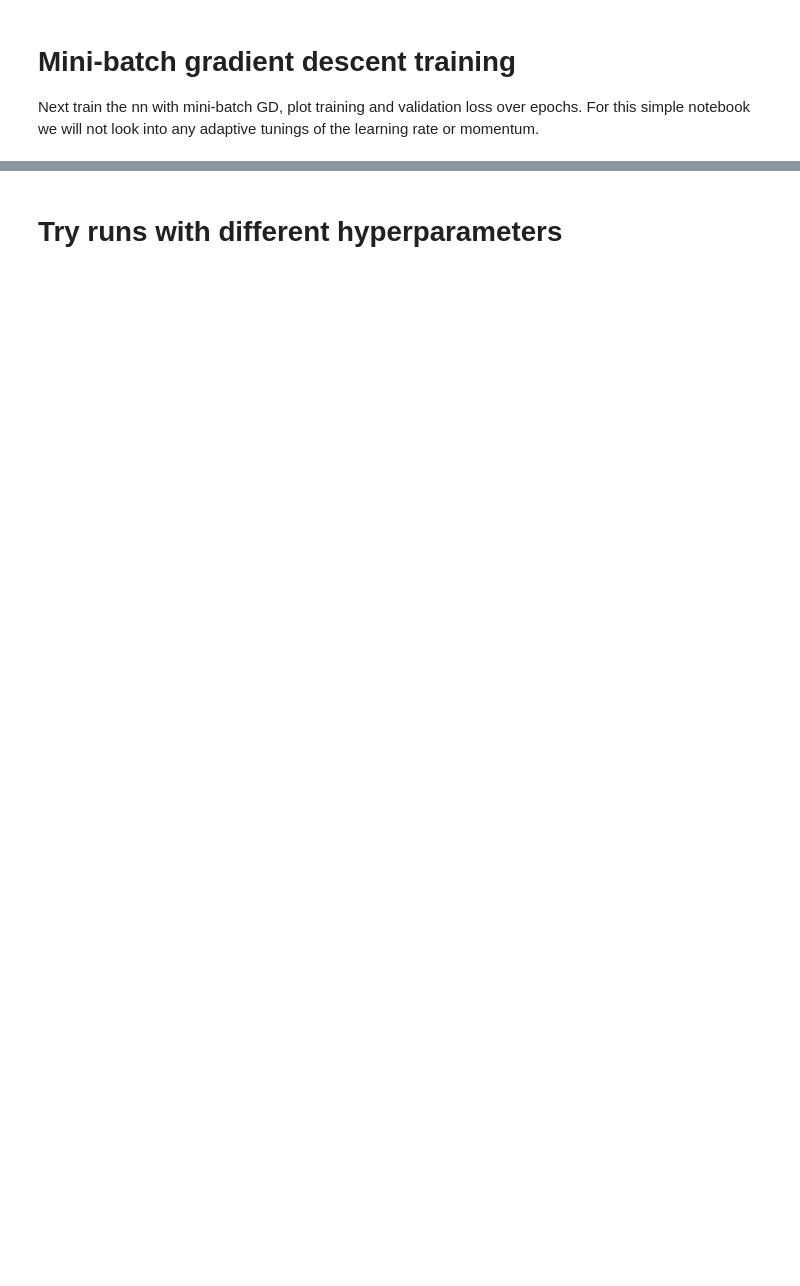
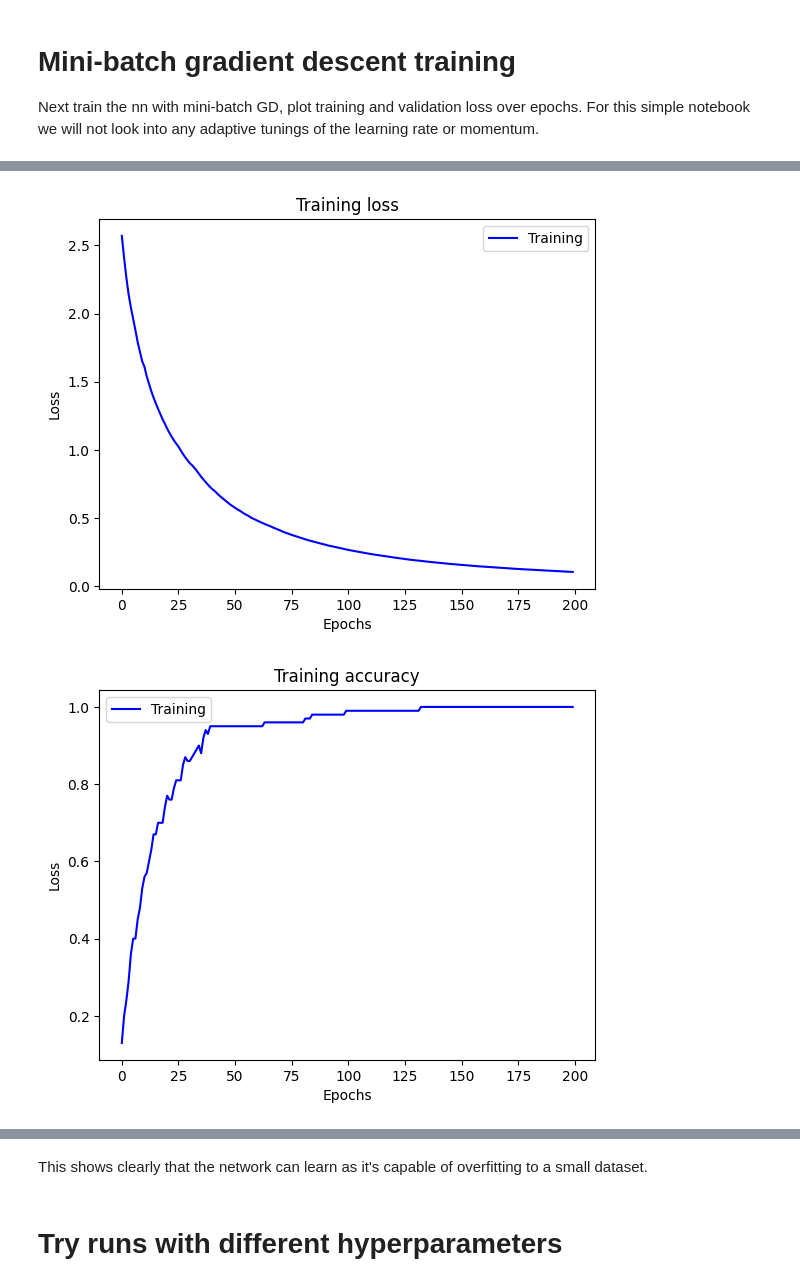
Before and after one commit to total-expectation/TWIML-DL-Study-Group, a Jupyter notebook: chapter6/m_layer_nn.ipynb, the cells around one changed output, grey strips where cells are left out. Saved outputs shown, nothing was run; the diff lists cells and outputs as text; code cells hidden in the pictures; blank space fills up the shorter version.

```diff
--- a/chapter6/m_layer_nn.ipynb
+++ b/chapter6/m_layer_nn.ipynb
@@ -707,0 +749,22 @@ def train_nn(nn, train, valid, n_epochs, batch_size, learning_rate):
+# %%
+np.random.seed(400)
+random.seed(400)
+hyperparams = Hyperparams(epochs=200, batch_size=10, step_size=500, eta=1e-3, eta_min=1e-5, eta_max=1e-1)
+features = train.x.shape[0]
+_lambda = 0
+hidden_features = [50, 10]
+
+nn1 = NN(features, hidden_features, _lambda=_lambda)
+smol_train = Data(train.x[:, :100], train.y[:, :100])
+smol_valid = Data(valid.x[:, :100], valid.y[:, :100])
+train_loss, valid_loss, train_accuracy, valid_accuracy, _, _ = train_nn(nn1, smol_train, smol_valid, hyperparams, False)
+plot_stats(train_stat=train_loss, suffix="loss")
+plot_stats(train_stat=train_accuracy, suffix="accuracy")
+
+
+# latest train accuracy and loss
+print(f"Train accuracy: {train_accuracy[-1]}")
+print(f"Train loss: {train_loss[-1]}")
+# %% [output]
+[figure, added]
+[figure, added]
@@ -708,2 +773,4 @@ def train_nn(nn, train, valid, n_epochs, batch_size, learning_rate):
+# %% [markdown]
+This shows clearly that the network can learn as it's capable of overfitting to a small dataset.
 # %% [markdown]
 # Try runs with different hyperparameters
```
Also changed, not shown: parts of 32 cells of this notebook.
